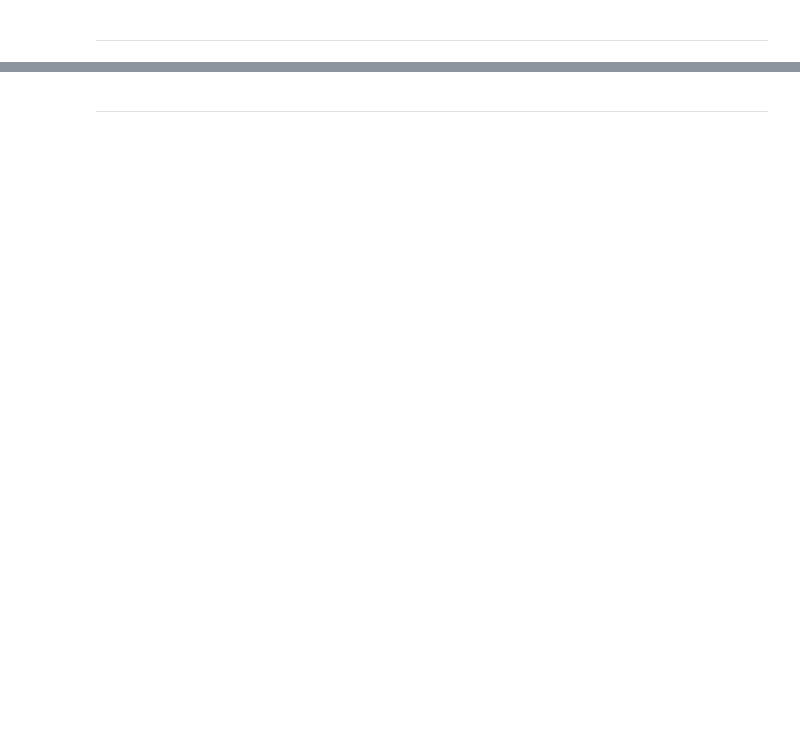
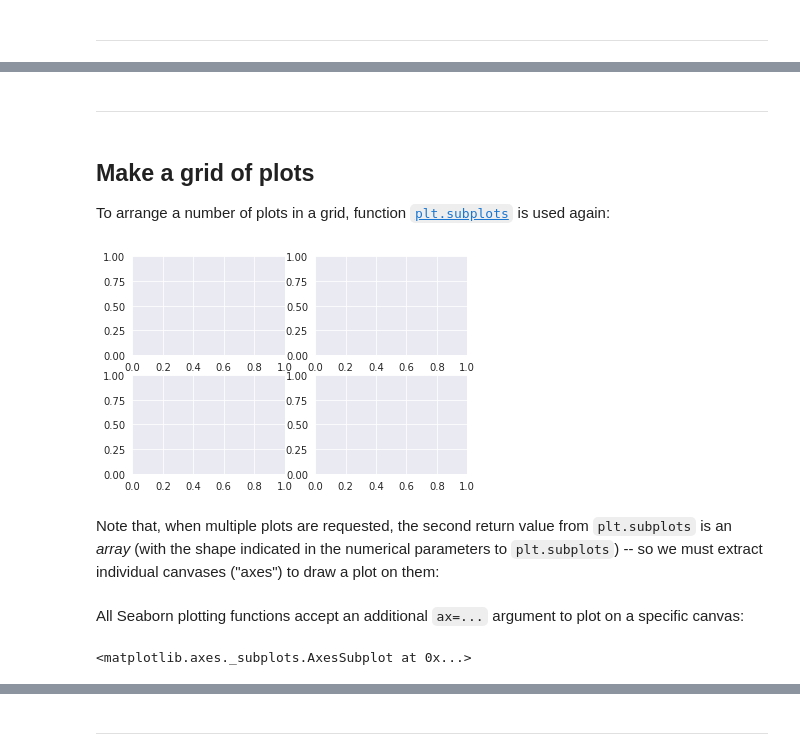
Before and after one commit to riccardomurri/python-for-science-intro, a Jupyter notebook: 08-pandas.ipynb, the cells around one changed output, grey strips where cells are left out. Saved outputs shown, nothing was run; the diff lists cells and outputs as text; code cells hidden in the pictures; blank space fills up the shorter version.

```diff
--- a/08-pandas.ipynb
+++ b/08-pandas.ipynb
@@ -356,0 +528,12 @@ Make a distribution plots of the mean Intensity of the *Yap* channel for each of
+# %% [markdown]
+----
+# %% [markdown]
+## Make a grid of plots
+
+To arrange a number of plots in a grid, function [`plt.subplots`](https://matplotlib.org/api/_as_gen/matplotlib.pyplot.subplots.html) is used again:
+# %%
+fig, axes = plt.subplots(2, 2)
+# %% [output]
+[figure, added]
+# %% [markdown]
+Note that, when multiple plots are requested, the second return value from `plt.subplots` is an *array* (with the shape indicated in the numerical parameters to `plt.subplots`) -- so we must extract individual canvases ("axes") to draw a plot on them:
@@ -356,0 +545,12 @@ Make a distribution plots of the mean Intensity of the *Yap* channel for each of
+# %% [markdown]
+All Seaborn plotting functions accept an additional `ax=...` argument to plot on a specific canvas:
+# %%
+# well D07
+sea.distplot(fvs[0]['Intensity_mean_A01_C03'], ax=ul)
+sea.scatterplot(data=fvs[0], x='Nuclei_Intensity_mean_A02_C01', y='Intensity_mean_A01_C03', ax=ur)
+
+# well D07
+sea.distplot(fvs[1]['Intensity_mean_A01_C03'], ax=ll)
+sea.scatterplot(data=fvs[1], x='Nuclei_Intensity_mean_A02_C01', y='Intensity_mean_A01_C03', ax=lr)
+# %% [output]
+<matplotlib.axes._subplots.AxesSubplot at 0x...>
```
Also changed, not shown: parts of 57 cells of this notebook, 3 other files.
